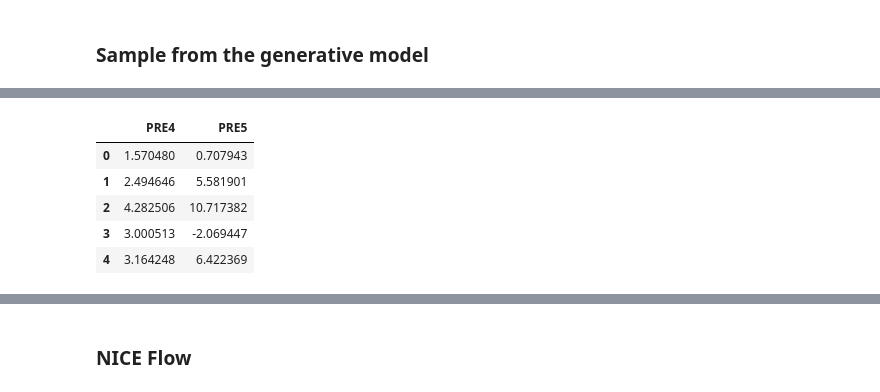
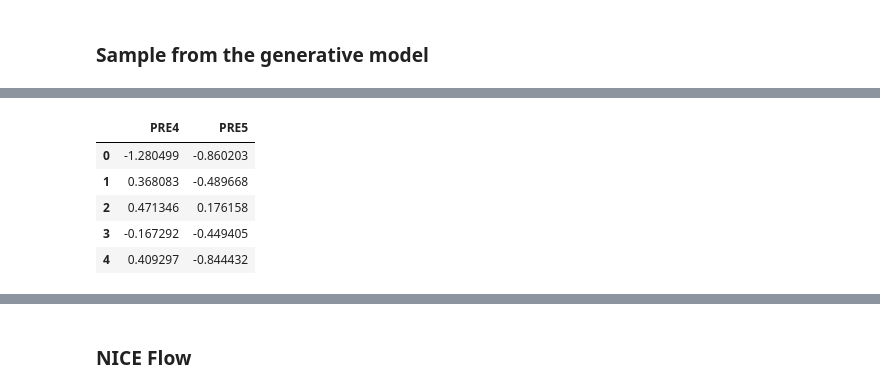
Before and after one commit to kgkeklikci/Normalizing-Flows, a Jupyter notebook: beta-vae-normalizing-flows/thoracic-surgery/beta-vae-nice-thoracic-surgery.ipynb, the cells around one changed output, grey strips where cells are left out. Saved outputs shown, nothing was run; the diff lists cells and outputs as text; code cells hidden in the pictures.

```diff
--- a/beta-vae-normalizing-flows/thoracic-surgery/beta-vae-nice-thoracic-surgery.ipynb
+++ b/beta-vae-normalizing-flows/thoracic-surgery/beta-vae-nice-thoracic-surgery.ipynb
@@ -219,8 +216,7 @@ sns.despine()
 # %% [markdown]
 ### Compile and fit the model
 # %%
-X_train[keepdims[1:]] = X_train[keepdims[1:]].astype(np.float32)
-X_test[keepdims[1:]] = X_test[keepdims[1:]].astype(np.float32)
+X_test.drop(['DGN'], axis=1, inplace=True)
 # %%
-X_train.drop('DGN',axis=1,inplace=True)
-X_test.drop('DGN',axis=1,inplace=True)
+X_train[keepdims[1:]] = X_train[keepdims[1:]].astype(np.float32)
+X_test[keepdims[1:]] = X_test[keepdims[1:]].astype(np.float32)
@@ -292,14 +297,12 @@ X_train_sample.head()
 # %%
-# propogate back from the pipeline
-# training data -- reverse standardization
-
-X_train_sample = pd.DataFrame(scaler.inverse_transform(X_train_sample.to_numpy()), columns=X_train.columns)
-X_train_sample.head()
+X_test_sample = decoder(X_test.to_numpy()).sample()
+X_test_sample = pd.DataFrame(X_test_sample.numpy(), columns=X_test.columns)
+X_test_sample.head()
 # %% [output]
 |  | PRE4 | PRE5 |
-| 0 | 1.570480 | 0.707943 |
-| 1 | 2.494646 | 5.581901 |
-| 2 | 4.282506 | 10.717382 |
-| 3 | 3.000513 | -2.069447 |
-| 4 | 3.164248 | 6.422369 |
+| 0 | -1.280499 | -0.860203 |
+| 1 | 0.368083 | -0.489668 |
+| 2 | 0.471346 | 0.176158 |
+| 3 | -0.167292 | -0.449405 |
+| 4 | 0.409297 | -0.844432 |
 # %%
```
Also changed, not shown: parts of 41 cells of this notebook, 2 other files.
